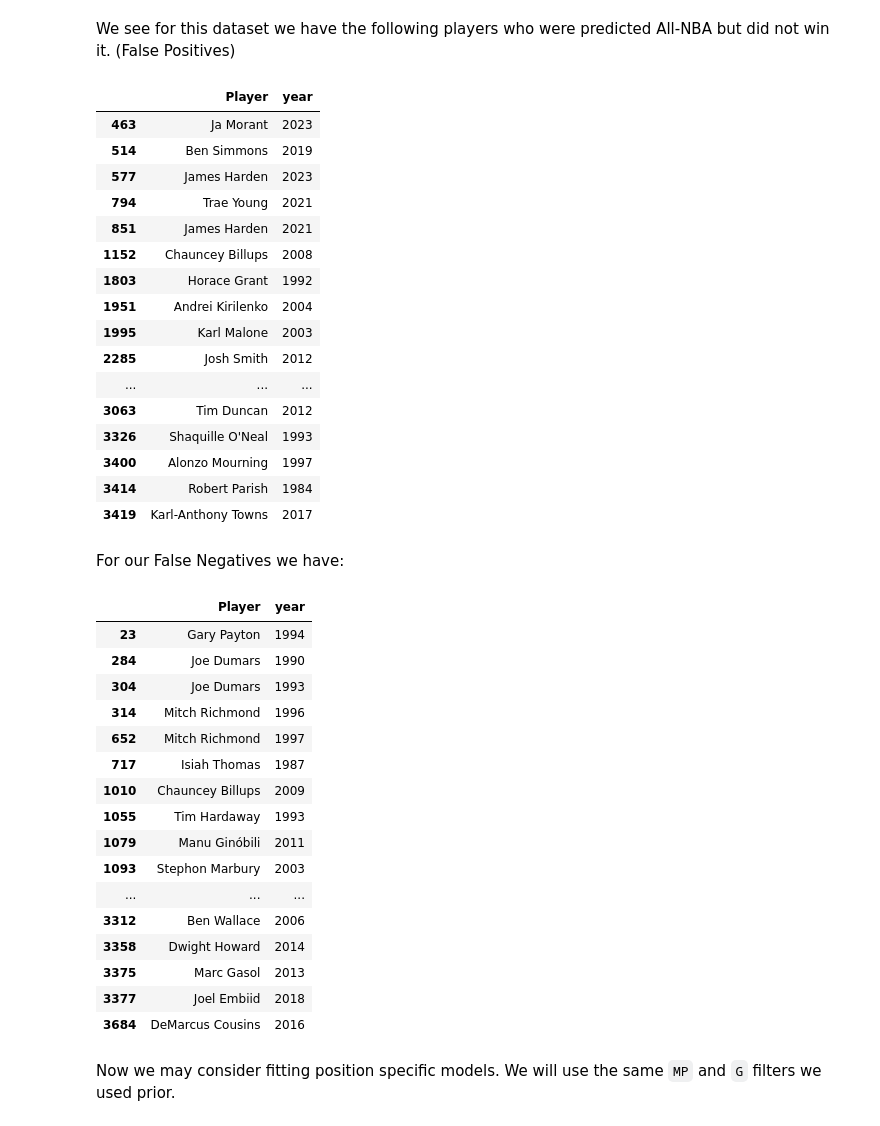
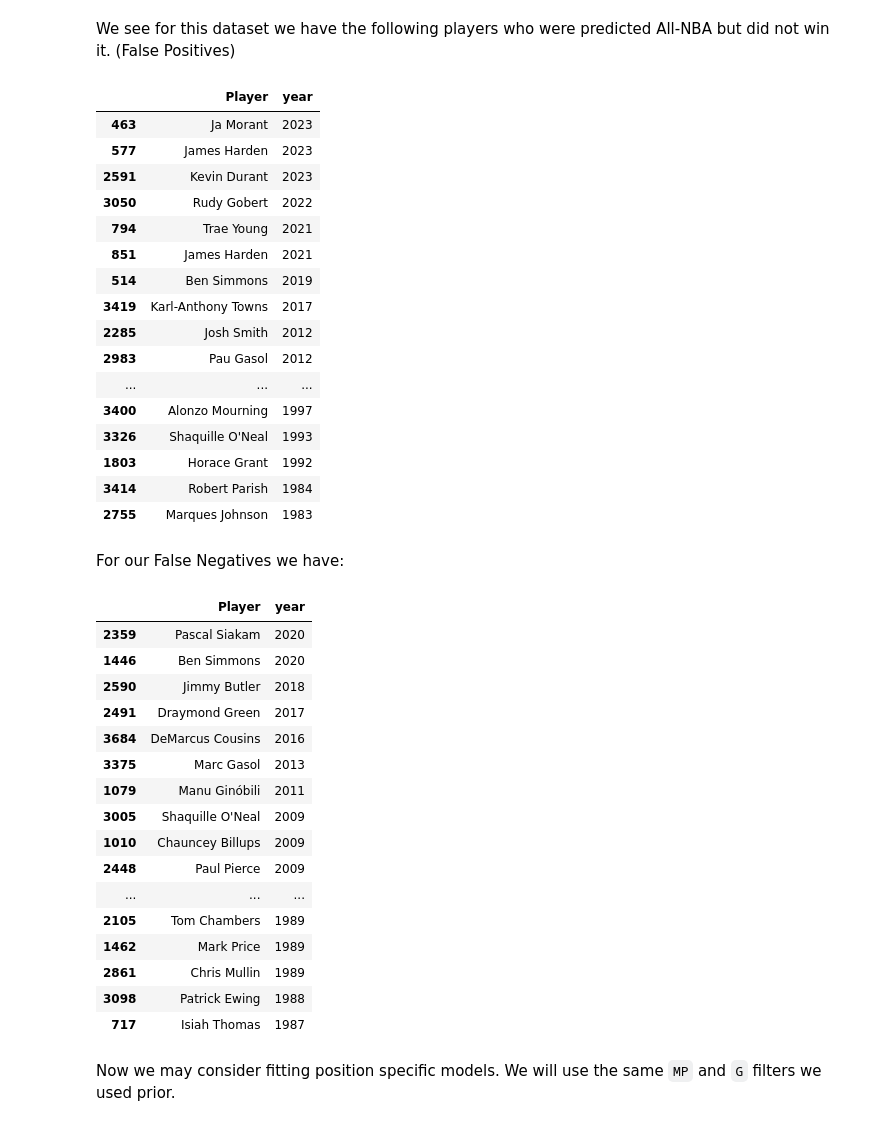
Before and after one commit to hhdesai98/nba_classification, a Jupyter notebook: logistic_reg.ipynb, the cells around one changed output. Saved outputs shown, nothing was run; the diff lists cells and outputs as text; code cells hidden in the pictures.

```diff
--- a/logistic_reg.ipynb
+++ b/logistic_reg.ipynb
@@ -132,13 +132,12 @@ ct = ColumnTransformer(
 
 clf = Pipeline([
     ("col_transform", ct),
-    ("classifier", LogisticRegression(penalty = 'l2', solver = 'liblinear',
+    ("classifier", LogisticRegression(penalty = 'l1', solver = 'liblinear',
                                       max_iter = 10000, random_state=0))
 ])
 
-#consider grid of C values between 0 and 1. Larger interval was
-#checked first, and then the interval was narrowed down to 0 to 1
-param_grid2 = {'classifier__C': np.arange(0.01, 1.01, 0.01)}
-model = GridSearchCV(clf, param_grid2)
+#consider grid of 30 C values
+param_grid = {'classifier__C': np.logspace(-4, 4, num=30)}
+model = GridSearchCV(clf, param_grid)
 
 model.fit(nba_filt_train, y_train)
@@ -220,47 +217,47 @@ alt.Chart(coef_df_nz).mark_bar().encode(
 # %% [markdown]
 We see for this dataset we have the following players who were predicted All-NBA but did not win it. (False Positives)
 # %%
-nba_filt_test[(model.predict(nba_filt_test)==1) & (y_test!=1)][['Player',"year"]]
+nba_filt_test[(model.predict(nba_filt_test)==1) & (y_test!=1)][['Player',"year"]].sort_values(by='year', ascending=False)
 # %% [output]
 |  | Player | year |
 | 463 | Ja Morant | 2023 |
-| 514 | Ben Simmons | 2019 |
 | 577 | James Harden | 2023 |
+| 2591 | Kevin Durant | 2023 |
+| 3050 | Rudy Gobert | 2022 |
 | 794 | Trae Young | 2021 |
 | 851 | James Harden | 2021 |
-| 1152 | Chauncey Billups | 2008 |
+| 514 | Ben Simmons | 2019 |
+| 3419 | Karl-Anthony Towns | 2017 |
+| 2285 | Josh Smith | 2012 |
+| 2983 | Pau Gasol | 2012 |
+| ... | ... | ... |
+| 3400 | Alonzo Mourning | 1997 |
+| 3326 | Shaquille O'Neal | 1993 |
 | 1803 | Horace Grant | 1992 |
-| 1951 | Andrei Kirilenko | 2004 |
-| 1995 | Karl Malone | 2003 |
-| 2285 | Josh Smith | 2012 |
-| ... | ... | ... |
-| 3063 | Tim Duncan | 2012 |
-| 3326 | Shaquille O'Neal | 1993 |
-| 3400 | Alonzo Mourning | 1997 |
 | 3414 | Robert Parish | 1984 |
-| 3419 | Karl-Anthony Towns | 2017 |
+| 2755 | Marques Johnson | 1983 |
 # %% [markdown]
 For our False Negatives we have:
 # %%
-nba_filt_test[(model.predict(nba_filt_test)!=1) & (y_test==1)][['Player',"year"]]
+nba_filt_test[(model.predict(nba_filt_test)!=1) & (y_test==1)][['Player',"year"]].sort_values(by='year', ascending=False)
 # %% [output]
 |  | Player | year |
-| 23 | Gary Payton | 1994 |
-| 284 | Joe Dumars | 1990 |
-| 304 | Joe Dumars | 1993 |
-| 314 | Mitch Richmond | 1996 |
-| 652 | Mitch Richmond | 1997 |
+| 2359 | Pascal Siakam | 2020 |
+| 1446 | Ben Simmons | 2020 |
+| 2590 | Jimmy Butler | 2018 |
+| 2491 | Draymond Green | 2017 |
+| 3684 | DeMarcus Cousins | 2016 |
+| 3375 | Marc Gasol | 2013 |
+| 1079 | Manu Ginóbili | 2011 |
+| 3005 | Shaquille O'Neal | 2009 |
+| 1010 | Chauncey Billups | 2009 |
+| 2448 | Paul Pierce | 2009 |
+| ... | ... | ... |
+| 2105 | Tom Chambers | 1989 |
+| 1462 | Mark Price | 1989 |
+| 2861 | Chris Mullin | 1989 |
+| 3098 | Patrick Ewing | 1988 |
 | 717 | Isiah Thomas | 1987 |
-| 1010 | Chauncey Billups | 2009 |
-| 1055 | Tim Hardaway | 1993 |
-| 1079 | Manu Ginóbili | 2011 |
-| 1093 | Stephon Marbury | 2003 |
-| ... | ... | ... |
-| 3312 | Ben Wallace | 2006 |
-| 3358 | Dwight Howard | 2014 |
-| 3375 | Marc Gasol | 2013 |
-| 3377 | Joel Embiid | 2018 |
-| 3684 | DeMarcus Cousins | 2016 |
 # %% [markdown]
 Now we may consider fitting position specific models. We will use the same `MP` and `G` filters we used prior.
 # %%
```
Also changed, not shown: parts of 10 cells of this notebook, 2 other files.
